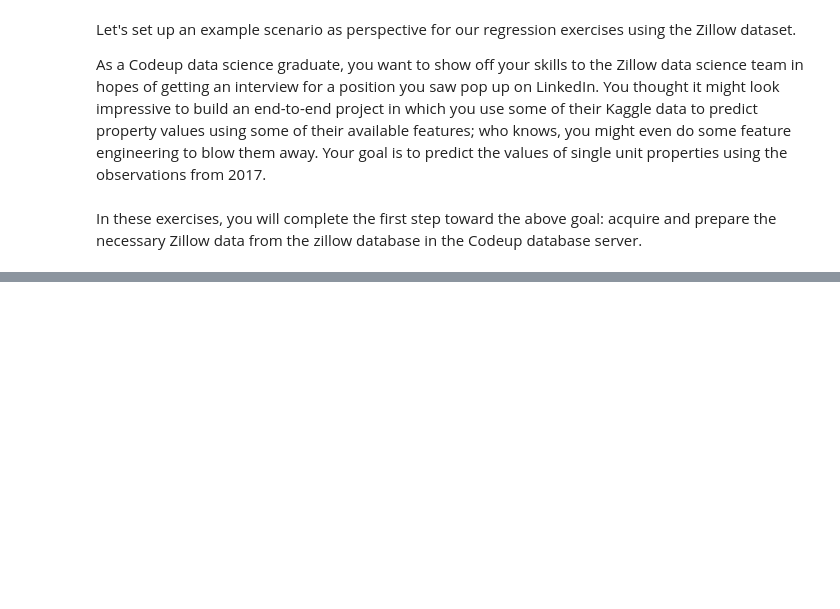
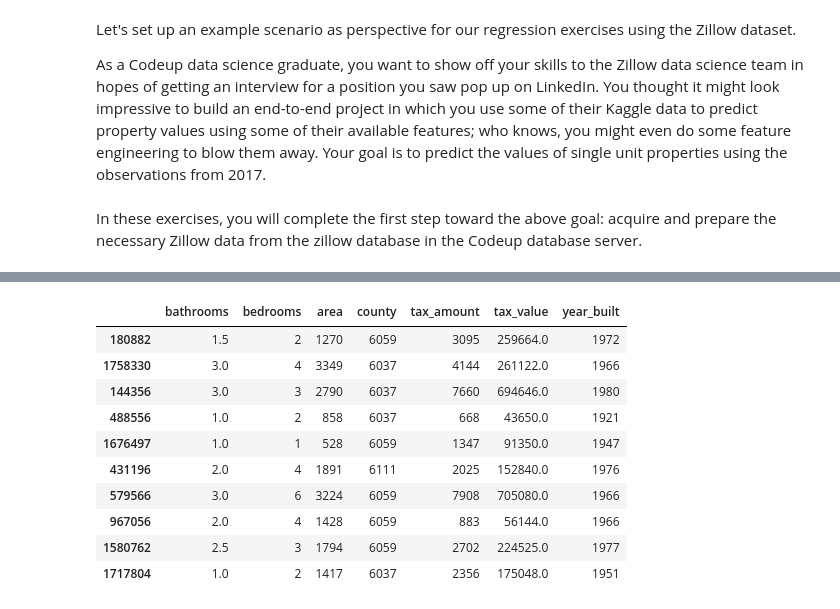
Before and after one commit to Josue-Gonzalez627/regression-exercises, a Jupyter notebook: wrangle.ipynb, the cells around one changed output, grey strips where cells are left out. Saved outputs shown, nothing was run; the diff lists cells and outputs as text; code cells hidden in the pictures; blank space fills up the shorter version.

```diff
--- a/wrangle.ipynb
+++ b/wrangle.ipynb
@@ -49,0 +411,14 @@ def get_zillow_data():
+# %%
+df.sample(10)
+# %% [output]
+|  | bathrooms | bedrooms | area | county | tax_amount | tax_value | year_built |
+| 180882 | 1.5 | 2 | 1270 | 6059 | 3095 | 259664.0 | 1972 |
+| 1758330 | 3.0 | 4 | 3349 | 6037 | 4144 | 261122.0 | 1966 |
+| 144356 | 3.0 | 3 | 2790 | 6037 | 7660 | 694646.0 | 1980 |
+| 488556 | 1.0 | 2 | 858 | 6037 | 668 | 43650.0 | 1921 |
+| 1676497 | 1.0 | 1 | 528 | 6059 | 1347 | 91350.0 | 1947 |
+| 431196 | 2.0 | 4 | 1891 | 6111 | 2025 | 152840.0 | 1976 |
+| 579566 | 3.0 | 6 | 3224 | 6059 | 7908 | 705080.0 | 1966 |
+| 967056 | 2.0 | 4 | 1428 | 6059 | 883 | 56144.0 | 1966 |
+| 1580762 | 2.5 | 3 | 1794 | 6059 | 2702 | 224525.0 | 1977 |
+| 1717804 | 1.0 | 2 | 1417 | 6037 | 2356 | 175048.0 | 1951 |
```
Also changed, not shown: parts of 66 cells of this notebook, 3 other files.
